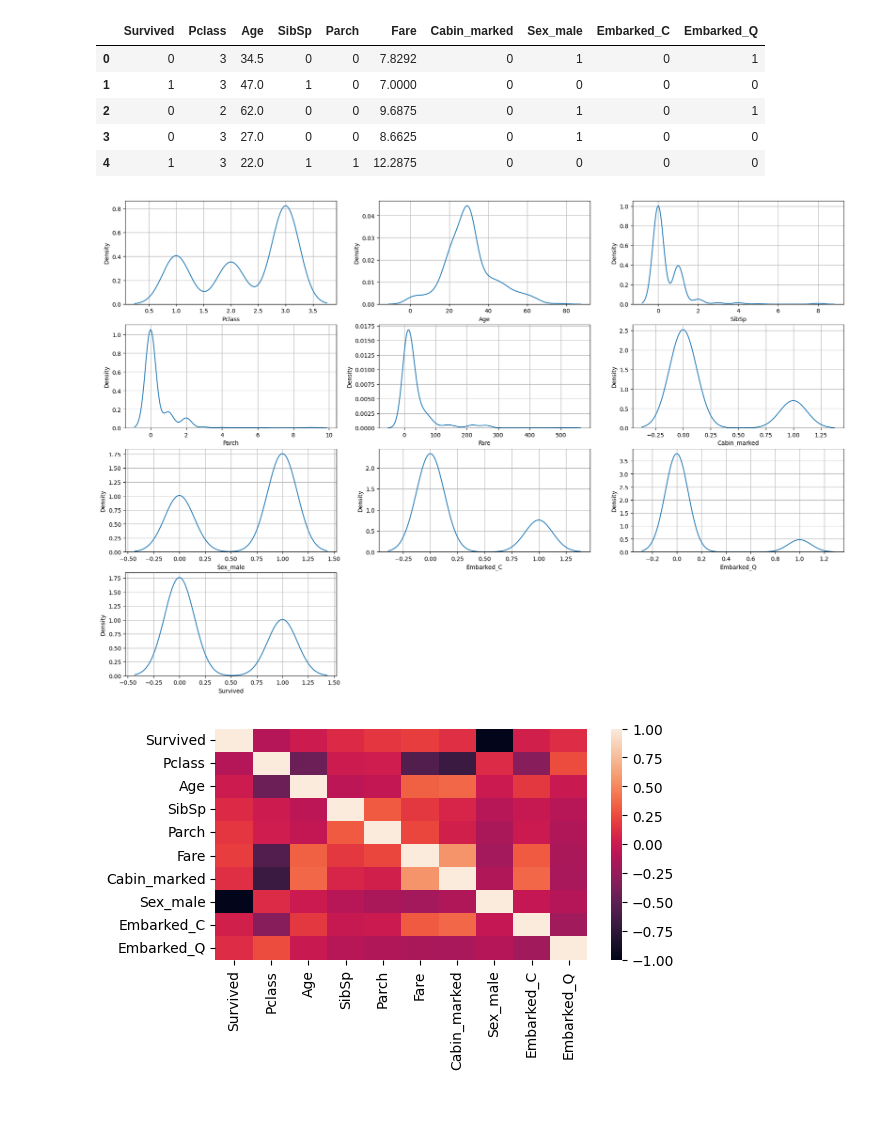
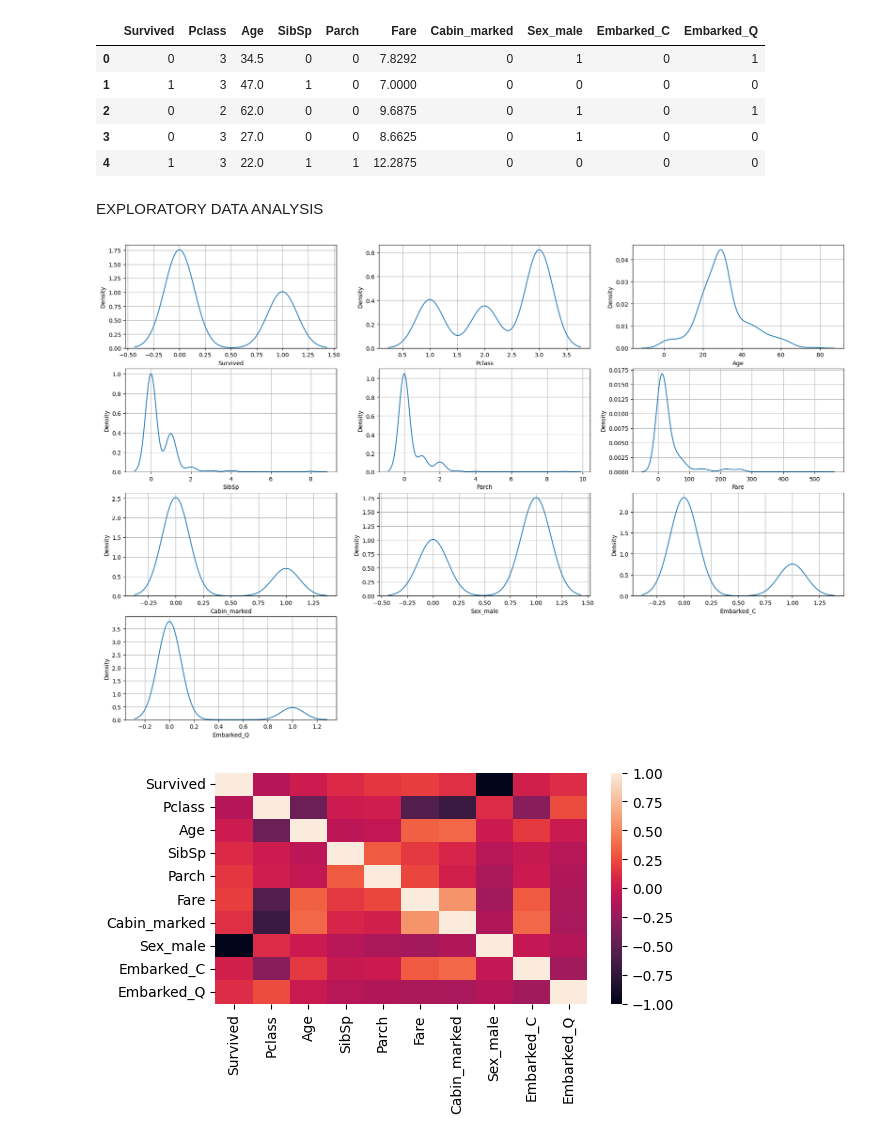
Before and after one commit to MOONCHILD2403/codsoft, a Jupyter notebook: titanic.ipynb, the cells around one changed output. Cells and saved outputs as stored; diff of their text form; code cells hidden in the pictures; blank space fills up the shorter version.

```diff
--- a/titanic.ipynb
+++ b/titanic.ipynb
@@ -151,21 +167,23 @@ data.head()
 | 2 | 0 | 2 | 62.0 | 0 | 0 | 9.6875 | 0 | 1 | 0 | 1 |
 | 3 | 0 | 3 | 27.0 | 0 | 0 | 8.6625 | 0 | 1 | 0 | 0 |
 | 4 | 1 | 3 | 22.0 | 1 | 1 | 12.2875 | 0 | 0 | 0 | 0 |
+# %% [markdown]
+EXPLORATORY DATA ANALYSIS
 # %%
 it = 1
 plt.figure(figsize=(6,6))
 
-for i in features+output:
+for i in cols:
     plt.subplot(6,3,it)
     plt.xlabel(i)
     plt.subplots_adjust(right=3,top=3)
     sns.kdeplot(data[i])
     plt.grid()
     it+=1
 
 plt.show()
 # %% [output]
-[figure, old version]
+[figure, new version]
 # %%
 plt.figure(figsize=(6,3))
 sns.heatmap(data.corr())
```
Also changed, not shown: parts of 10 cells of this notebook, 1 other file.
